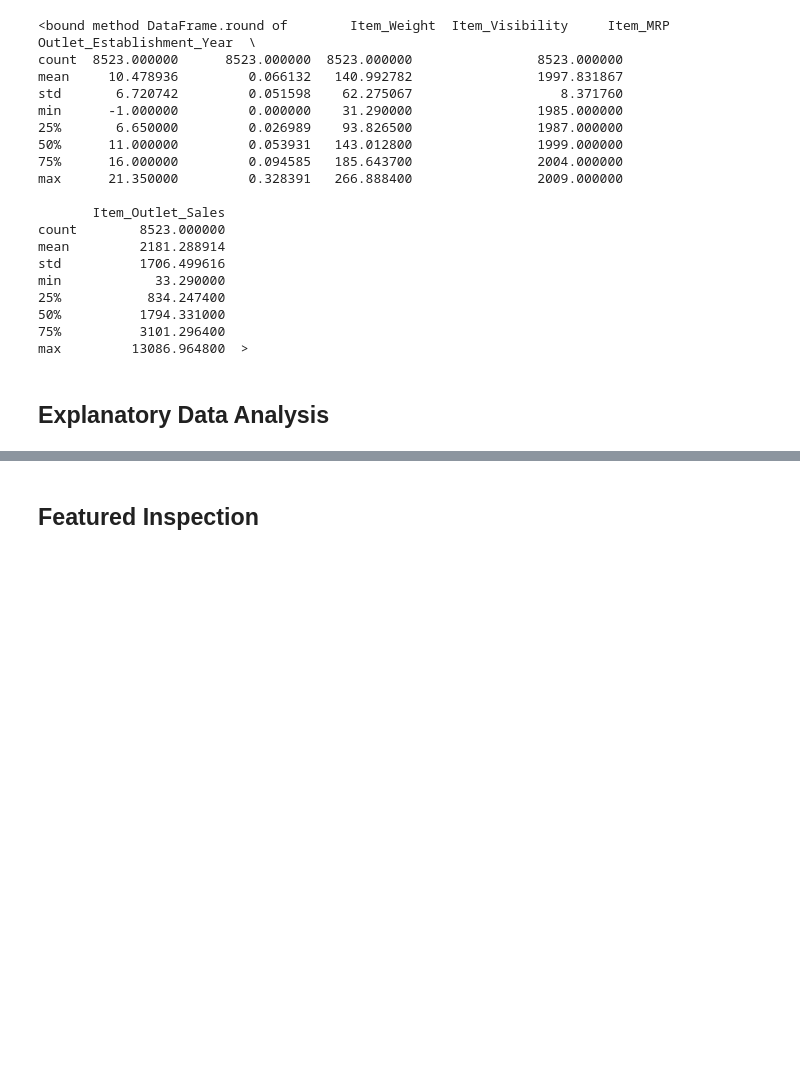
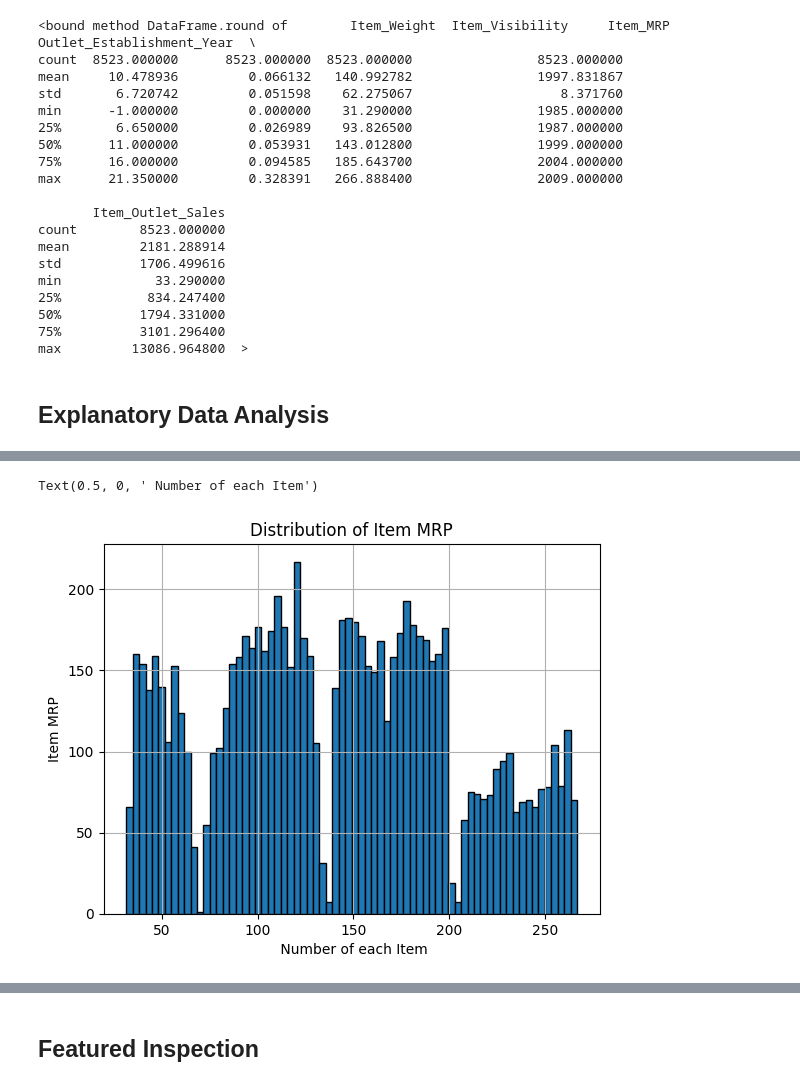
Before and after one commit to GabrielleYa/Prediction-of-Product-Sales, a Jupyter notebook: Prediction_of_Product_Sales.ipynb, the cells around one changed output, grey strips where cells are left out. Cells and saved outputs as stored; diff of their text form; code cells hidden in the pictures; blank space fills up the shorter version.

```diff
--- a/Prediction_of_Product_Sales.ipynb
+++ b/Prediction_of_Product_Sales.ipynb
@@ -318,0 +354,9 @@ max         13086.964800  >
+# %%
+# Craeting a histogram for "Item_MRP"
+ax = df_sales['Item_MRP'].hist( bins = 70, edgecolor = 'black')
+ax.set_title('Distribution of Item MRP')
+ax.set_ylabel('Item MRP')
+ax.set_xlabel(' Number of each Item')
+# %% [output]
+Text(0.5, 0, ' Number of each Item')
+[figure, added]
```
Also changed, not shown: parts of 34 cells of this notebook.
